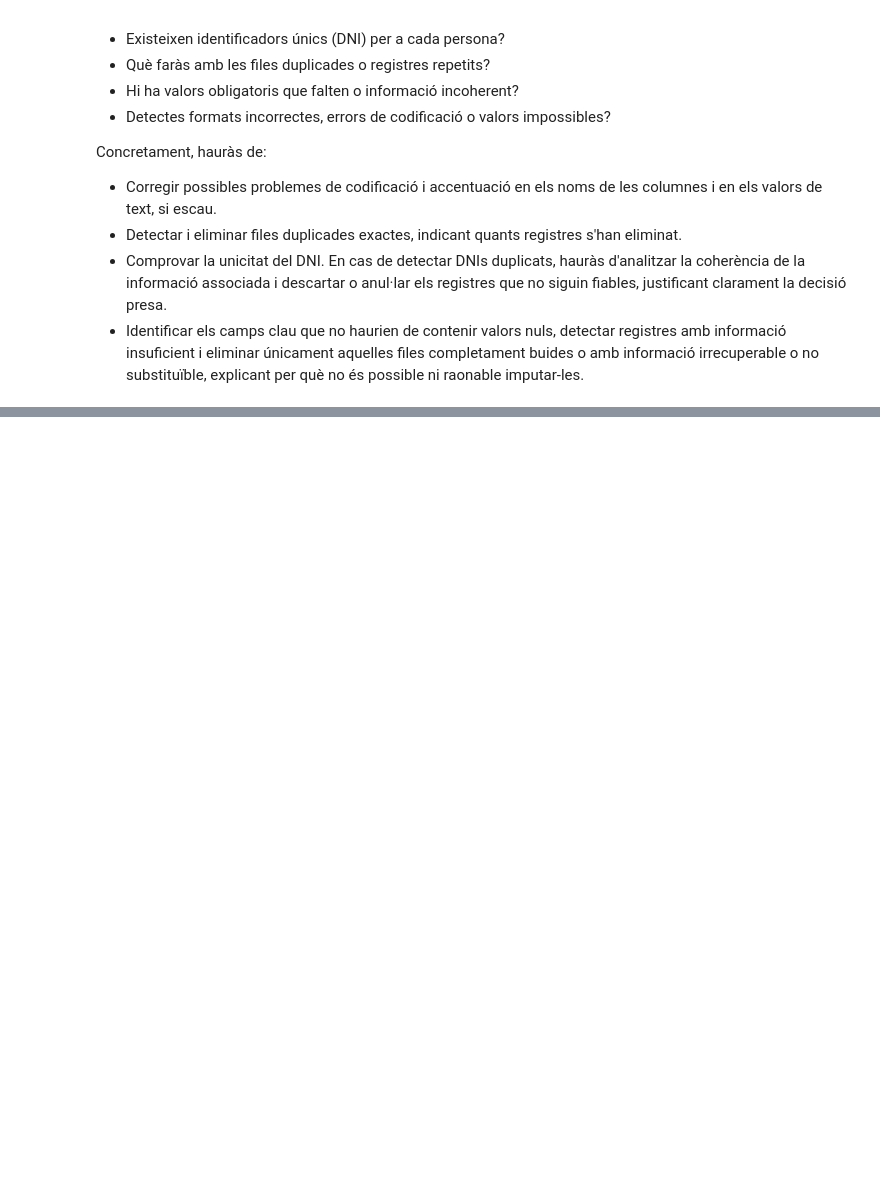
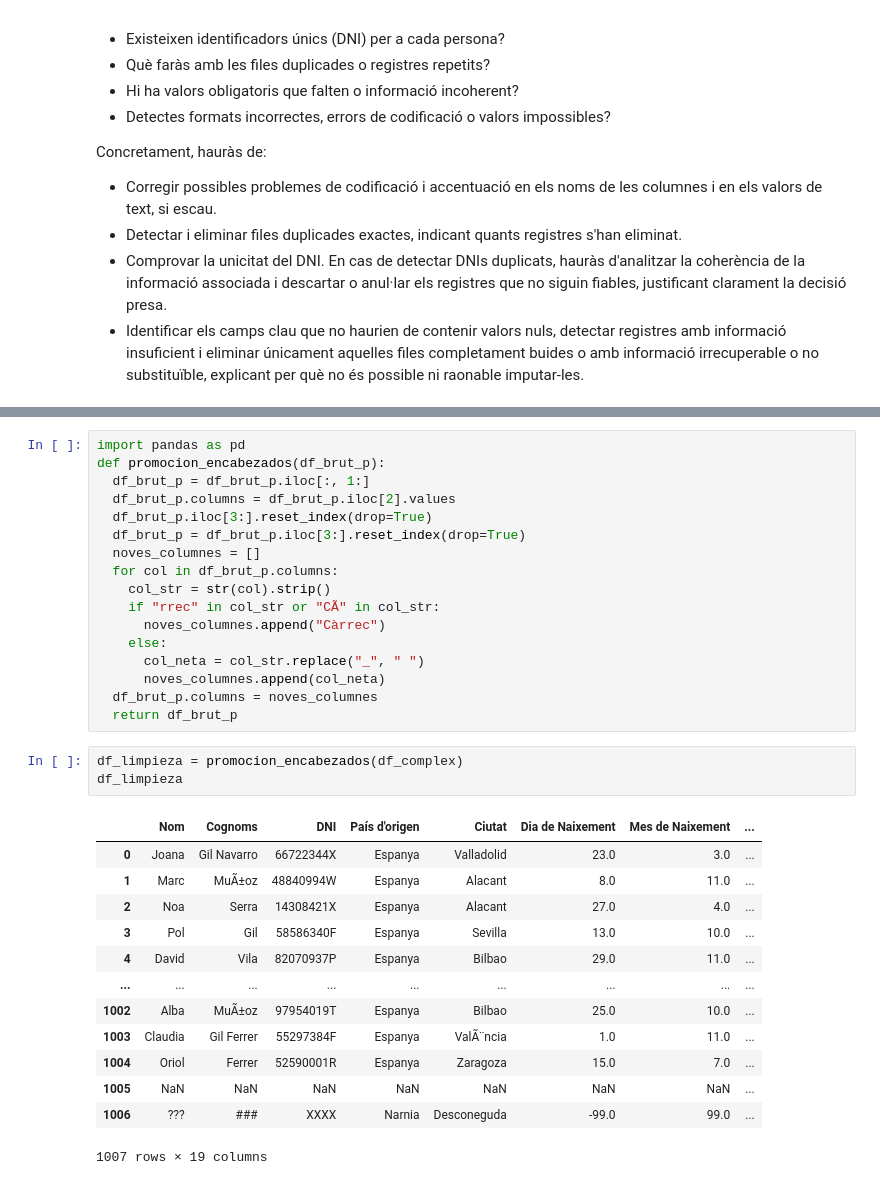
Before and after one commit to DanielSan33-4/ITA.Sprint08, a Jupyter notebook: Sprint08.ipynb, the cells around one changed output, grey strips where cells are left out. Cells and saved outputs as stored; diff of their text form; blank space fills up the shorter version.

```diff
--- a/Sprint08.ipynb
+++ b/Sprint08.ipynb
@@ -111,0 +118,34 @@ Concretament, hauràs de:
+# %%
+import pandas as pd
+def promocion_encabezados(df_brut_p):
+  df_brut_p = df_brut_p.iloc[:, 1:]
+  df_brut_p.columns = df_brut_p.iloc[2].values
+  df_brut_p.iloc[3:].reset_index(drop=True)
+  df_brut_p = df_brut_p.iloc[3:].reset_index(drop=True)
+  noves_columnes = []
+  for col in df_brut_p.columns:
+    col_str = str(col).strip()
+    if "rrec" in col_str or "CÃ" in col_str:
+      noves_columnes.append("Càrrec")
+    else:
+      col_neta = col_str.replace("_", " ")
+      noves_columnes.append(col_neta)
+  df_brut_p.columns = noves_columnes
+  return df_brut_p
+# %%
+df_limpieza = promocion_encabezados(df_complex)
+df_limpieza
+# %% [output]
+|  | Nom | Cognoms | DNI | País d'origen | Ciutat | Dia de Naixement | Mes de Naixement | ... |
+| 0 | Joana | Gil Navarro | 66722344X | Espanya | Valladolid | 23.0 | 3.0 | ... |
+| 1 | Marc | MuÃ±oz | 48840994W | Espanya | Alacant | 8.0 | 11.0 | ... |
+| 2 | Noa | Serra | 14308421X | Espanya | Alacant | 27.0 | 4.0 | ... |
+| 3 | Pol | Gil | 58586340F | Espanya | Sevilla | 13.0 | 10.0 | ... |
+| 4 | David | Vila | 82070937P | Espanya | Bilbao | 29.0 | 11.0 | ... |
+| ... | ... | ... | ... | ... | ... | ... | ... | ... |
+| 1002 | Alba | MuÃ±oz | 97954019T | Espanya | Bilbao | 25.0 | 10.0 | ... |
+| 1003 | Claudia | Gil Ferrer | 55297384F | Espanya | ValÃ¨ncia | 1.0 | 11.0 | ... |
+| 1004 | Oriol | Ferrer | 52590001R | Espanya | Zaragoza | 15.0 | 7.0 | ... |
+| 1005 | NaN | NaN | NaN | NaN | NaN | NaN | NaN | ... |
+| 1006 | ??? | ### | XXXX | Narnia | Desconeguda | -99.0 | 99.0 | ... |
+1007 rows × 19 columns
```
Also changed, not shown: parts of 1 cell of this notebook.
